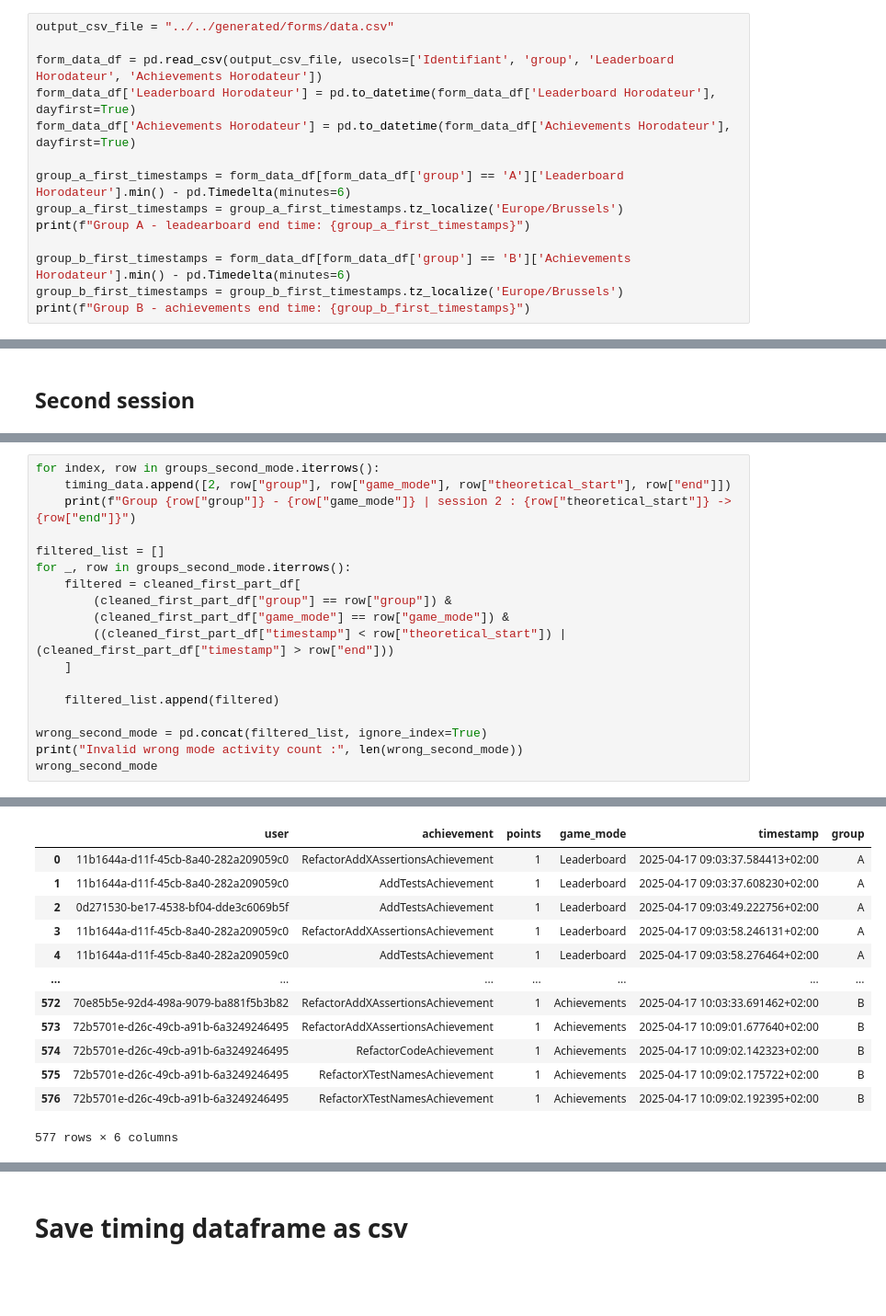
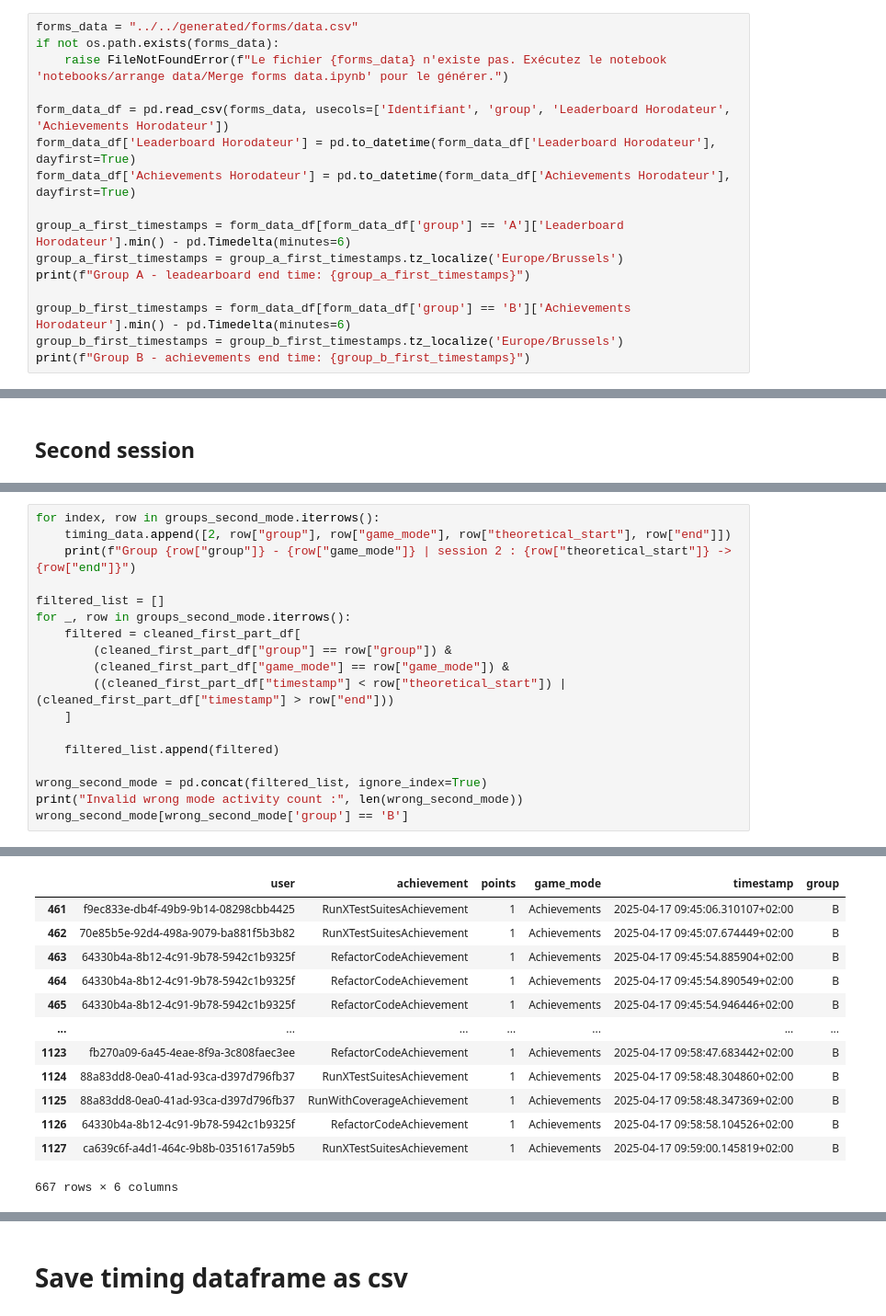
Before and after one commit to ThibBer/MemoireDataAnalytics, a Jupyter notebook: notebooks/arrange data/Database data.ipynb, the cells around one changed output, grey strips where cells are left out. Shown at 92% size. Drawn from its saved outputs; the diff is of its cells as text; blank space fills up the shorter version.

```diff
--- a/notebooks/arrange data/Database data.ipynb
+++ b/notebooks/arrange data/Database data.ipynb
@@ -163,9 +183,11 @@ sessions = get_sessions(cleaned_first_part_df)
 # %% [markdown]
 ## Get first form submission for second session
 # %%
-output_csv_file = "../../generated/forms/data.csv"
+forms_data = "../../generated/forms/data.csv"
+if not os.path.exists(forms_data):
+    raise FileNotFoundError(f"Le fichier {forms_data} n'existe pas. Exécutez le notebook 'notebooks/arrange data/Merge forms data.ipynb' pour le générer.")
 
-form_data_df = pd.read_csv(output_csv_file, usecols=['Identifiant', 'group', 'Leaderboard Horodateur', 'Achievements Horodateur'])
+form_data_df = pd.read_csv(forms_data, usecols=['Identifiant', 'group', 'Leaderboard Horodateur', 'Achievements Horodateur'])
 form_data_df['Leaderboard Horodateur'] = pd.to_datetime(form_data_df['Leaderboard Horodateur'], dayfirst=True)
 form_data_df['Achievements Horodateur'] = pd.to_datetime(form_data_df['Achievements Horodateur'], dayfirst=True)
 
@@ -212,6 +254,6 @@ for _, row in groups_second_mode.iterrows():
 
 wrong_second_mode = pd.concat(filtered_list, ignore_index=True)
 print("Invalid wrong mode activity count :", len(wrong_second_mode))
-wrong_second_mode
+wrong_second_mode[wrong_second_mode['group'] == 'B']
 # %% [output]
 Group A - Leaderboard | session 2 : 2025-04-17 09:42:54+02:00 -> 2025-04-17 10:02:54+02:00
@@ -220,16 +262,16 @@ Invalid wrong mode activity count : 577
 |  | user | achievement | points | game_mode | timestamp | group |
-| 0 | 11b1644a-d11f-45cb-8a40-282a209059c0 | RefactorAddXAssertionsAchievement | 1 | Leaderboard | 2025-04-17 09:03:37.584413+02:00 | A |
-| 1 | 11b1644a-d11f-45cb-8a40-282a209059c0 | AddTestsAchievement | 1 | Leaderboard | 2025-04-17 09:03:37.608230+02:00 | A |
-| 2 | 0d271530-be17-4538-bf04-dde3c6069b5f | AddTestsAchievement | 1 | Leaderboard | 2025-04-17 09:03:49.222756+02:00 | A |
-| 3 | 11b1644a-d11f-45cb-8a40-282a209059c0 | RefactorAddXAssertionsAchievement | 1 | Leaderboard | 2025-04-17 09:03:58.246131+02:00 | A |
-| 4 | 11b1644a-d11f-45cb-8a40-282a209059c0 | AddTestsAchievement | 1 | Leaderboard | 2025-04-17 09:03:58.276464+02:00 | A |
+| 461 | f9ec833e-db4f-49b9-9b14-08298cbb4425 | RunXTestSuitesAchievement | 1 | Achievements | 2025-04-17 09:45:06.310107+02:00 | B |
+| 462 | 70e85b5e-92d4-498a-9079-ba881f5b3b82 | RunXTestSuitesAchievement | 1 | Achievements | 2025-04-17 09:45:07.674449+02:00 | B |
+| 463 | 64330b4a-8b12-4c91-9b78-5942c1b9325f | RefactorCodeAchievement | 1 | Achievements | 2025-04-17 09:45:54.885904+02:00 | B |
+| 464 | 64330b4a-8b12-4c91-9b78-5942c1b9325f | RefactorCodeAchievement | 1 | Achievements | 2025-04-17 09:45:54.890549+02:00 | B |
+| 465 | 64330b4a-8b12-4c91-9b78-5942c1b9325f | RefactorCodeAchievement | 1 | Achievements | 2025-04-17 09:45:54.946446+02:00 | B |
 | ... | ... | ... | ... | ... | ... | ... |
-| 572 | 70e85b5e-92d4-498a-9079-ba881f5b3b82 | RefactorAddXAssertionsAchievement | 1 | Achievements | 2025-04-17 10:03:33.691462+02:00 | B |
-| 573 | 72b5701e-d26c-49cb-a91b-6a3249246495 | RefactorAddXAssertionsAchievement | 1 | Achievements | 2025-04-17 10:09:01.677640+02:00 | B |
-| 574 | 72b5701e-d26c-49cb-a91b-6a3249246495 | RefactorCodeAchievement | 1 | Achievements | 2025-04-17 10:09:02.142323+02:00 | B |
-| 575 | 72b5701e-d26c-49cb-a91b-6a3249246495 | RefactorXTestNamesAchievement | 1 | Achievements | 2025-04-17 10:09:02.175722+02:00 | B |
-| 576 | 72b5701e-d26c-49cb-a91b-6a3249246495 | RefactorXTestNamesAchievement | 1 | Achievements | 2025-04-17 10:09:02.192395+02:00 | B |
+| 1123 | fb270a09-6a45-4eae-8f9a-3c808faec3ee | RefactorCodeAchievement | 1 | Achievements | 2025-04-17 09:58:47.683442+02:00 | B |
+| 1124 | 88a83dd8-0ea0-41ad-93ca-d397d796fb37 | RunXTestSuitesAchievement | 1 | Achievements | 2025-04-17 09:58:48.304860+02:00 | B |
+| 1125 | 88a83dd8-0ea0-41ad-93ca-d397d796fb37 | RunWithCoverageAchievement | 1 | Achievements | 2025-04-17 09:58:48.347369+02:00 | B |
+| 1126 | 64330b4a-8b12-4c91-9b78-5942c1b9325f | RefactorCodeAchievement | 1 | Achievements | 2025-04-17 09:58:58.104526+02:00 | B |
+| 1127 | ca639c6f-a4d1-464c-9b8b-0351617a59b5 | RunXTestSuitesAchievement | 1 | Achievements | 2025-04-17 09:59:00.145819+02:00 | B |
-577 rows × 6 columns
+667 rows × 6 columns
 # %%
 cleaned_df = cleaned_first_part_df.merge(wrong_second_mode, how='left', indicator=True).query('_merge == "left_only"').drop('_merge', axis=1)
 cleaned_df
```
Also changed, not shown: parts of 14 cells of this notebook, 13 other files.
